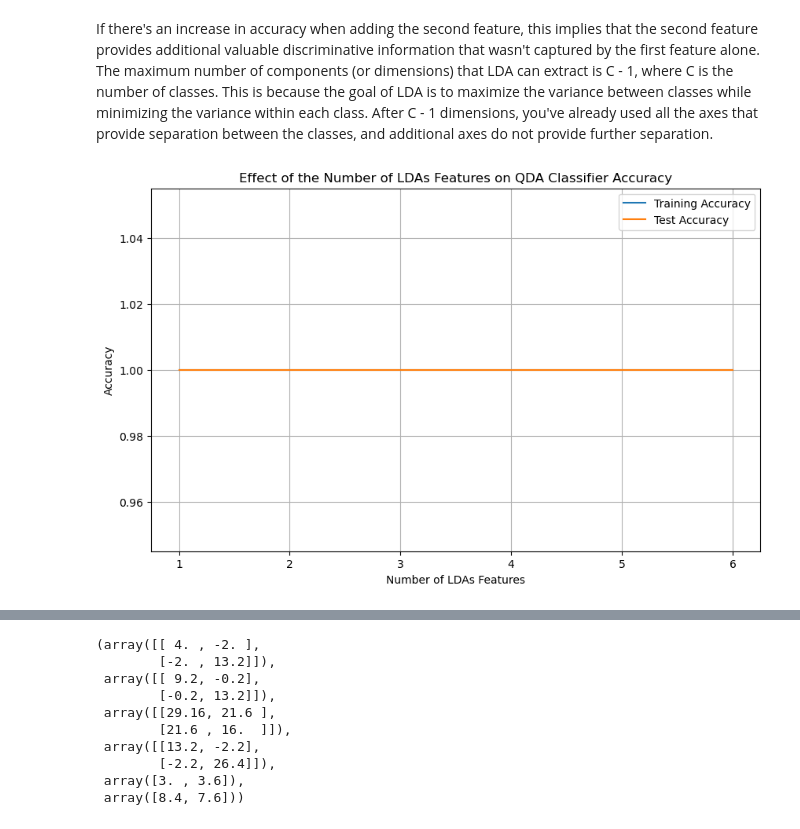
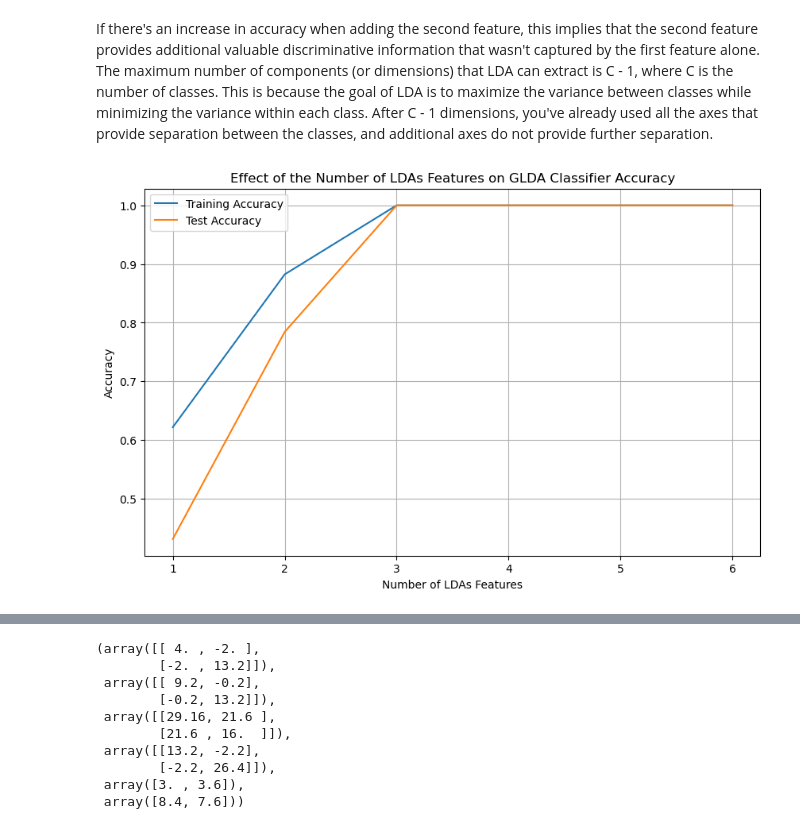
Before and after one commit to itsatefe/Pattern-Recognition, a Jupyter notebook: HW4/LDA.ipynb, the cells around one changed output, grey strips where cells are left out. Drawn from its saved outputs; the diff is of its cells as text; code cells hidden in the pictures.

```diff
--- a/HW4/LDA.ipynb
+++ b/HW4/LDA.ipynb
@@ -242,33 +255,33 @@ This is because the goal of LDA is to maximize the variance between classes whil
 max_num_features = min(len(np.unique(y)) - 1, X_standardized.shape[1])
 num_features = range(1, max_num_features + 1)
 train_accuracies = []
 test_accuracies = []
 feature_numbers = []
 
 for num in num_features:
     X_train, X_test, y_train, y_test = train_test_split(transformed_images[:,:num], y, test_size=0.3, random_state=42)
-    classifier = QuadraticDiscriminantAnalysis()
+    classifier = GaussianLinearClassifier()
     classifier.fit(X_train, y_train)
 
     # Training accuracy
     y_train_pred = classifier.predict_likelihood(X_train)
     train_accuracy = accuracy_score(y_train, y_train_pred)
     train_accuracies.append(train_accuracy)
 
     # Test accuracy
     y_test_pred = classifier.predict_likelihood(X_test)
     test_accuracy = accuracy_score(y_test, y_test_pred)
     test_accuracies.append(test_accuracy)
 
 # Plotting
 plt.figure(figsize=(10, 6))
 plt.plot(num_features, train_accuracies, label='Training Accuracy')
 plt.plot(num_features, test_accuracies, label='Test Accuracy')
 plt.xlabel('Number of LDAs Features')
 plt.ylabel('Accuracy')
-plt.title('Effect of the Number of LDAs Features on QDA Classifier Accuracy')
+plt.title('Effect of the Number of LDAs Features on GLDA Classifier Accuracy')
 plt.legend()
 plt.grid(True)
 plt.show()
 # %% [output]
-[figure, old version]
+[figure, new version]
```
Also changed, not shown: parts of 5 cells of this notebook, 3 other files.
